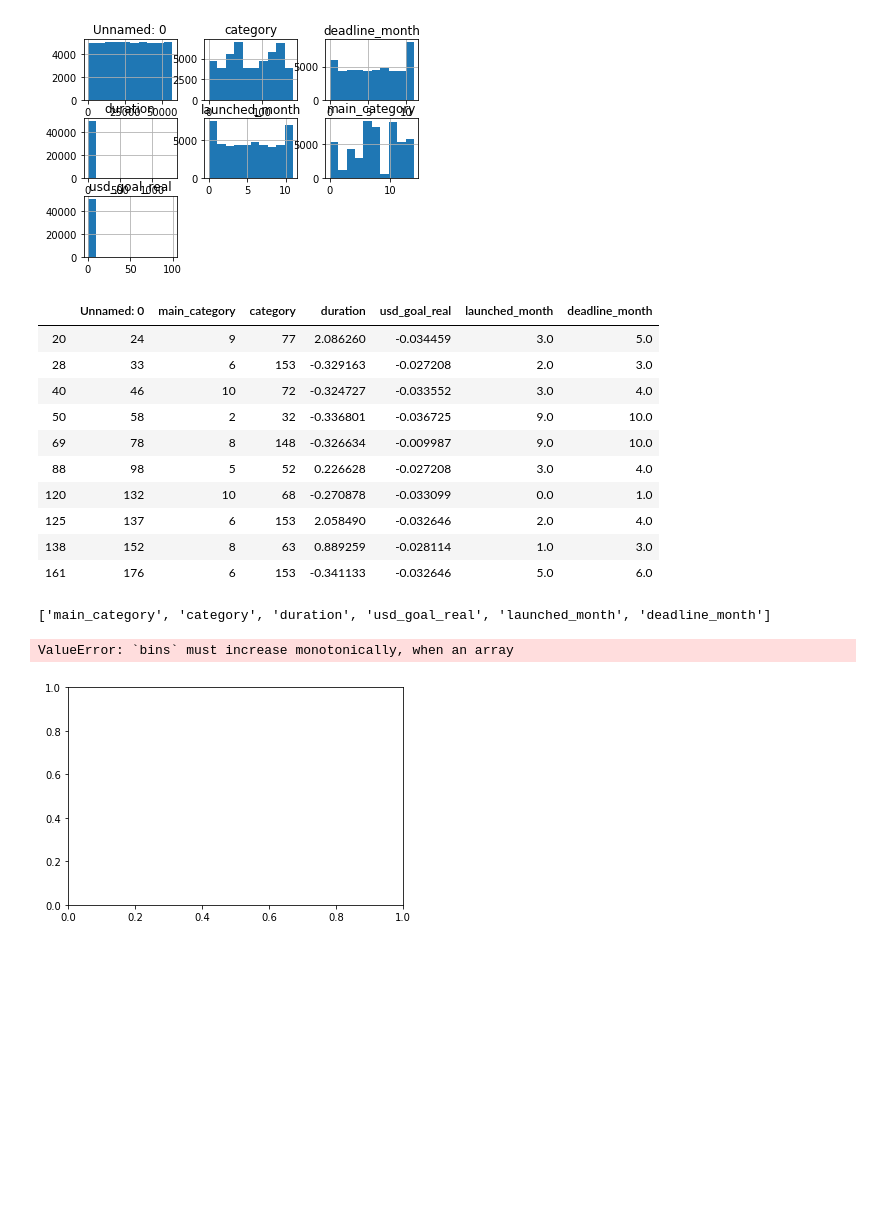
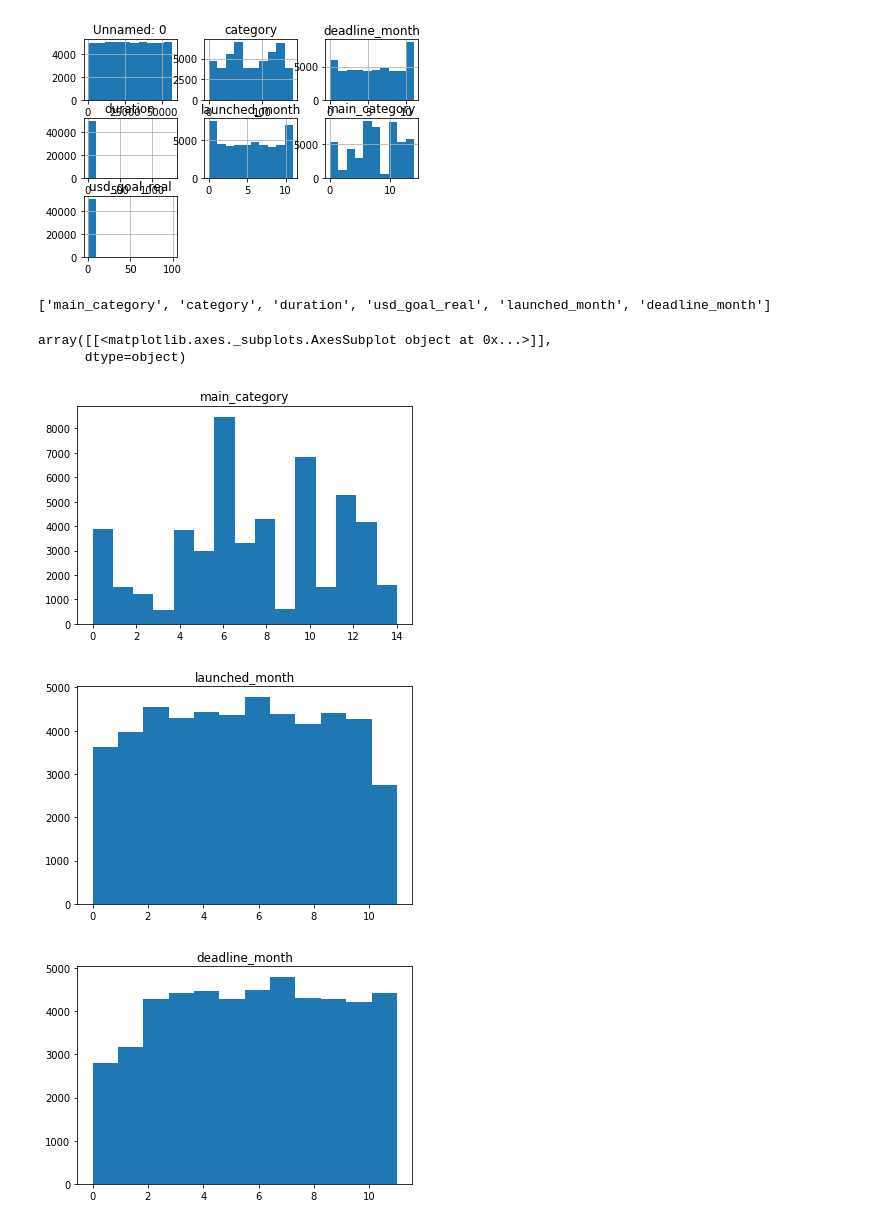
Before and after one commit to michaelmdresser/csci5622project, a Jupyter notebook: Error Analysis.ipynb, the cells around one changed output. Saved outputs shown, nothing was run; the diff lists cells and outputs as text; code cells hidden in the pictures; blank space fills up the shorter version.

```diff
--- a/Error Analysis.ipynb
+++ b/Error Analysis.ipynb
@@ -146,29 +152,20 @@ array([[<matplotlib.axes._subplots.AxesSubplot object at 0x...>,
       dtype=object)
 [figure]
 # %%
-df.iloc[wrong].head(10)
+df=df.iloc[wrong]
-# %% [output]
-|  | Unnamed: 0 | main_category | category | duration | usd_goal_real | launched_month | deadline_month |
-| 20 | 24 | 9 | 77 | 2.086260 | -0.034459 | 3.0 | 5.0 |
-| 28 | 33 | 6 | 153 | -0.329163 | -0.027208 | 2.0 | 3.0 |
-| 40 | 46 | 10 | 72 | -0.324727 | -0.033552 | 3.0 | 4.0 |
-| 50 | 58 | 2 | 32 | -0.336801 | -0.036725 | 9.0 | 10.0 |
-| 69 | 78 | 8 | 148 | -0.326634 | -0.009987 | 9.0 | 10.0 |
-| 88 | 98 | 5 | 52 | 0.226628 | -0.027208 | 3.0 | 4.0 |
-| 120 | 132 | 10 | 68 | -0.270878 | -0.033099 | 0.0 | 1.0 |
-| 125 | 137 | 6 | 153 | 2.058490 | -0.032646 | 2.0 | 4.0 |
-| 138 | 152 | 8 | 63 | 0.889259 | -0.028114 | 1.0 | 3.0 |
-| 161 | 176 | 6 | 153 | -0.341133 | -0.032646 | 5.0 | 6.0 |
 # %%
 print(list(df.columns)[1:])
 cols=['main_category','launched_month','deadline_month']
 
-df.hist(column='main_category',bins=df.main_category.unique())
-df.hist(column='launched-month',bins=df.launched-month.unique())
-df.hist(column=col,bins=df.da.unique())
+df.hist(column='main_category',bins=len(list(df.main_category.unique())),grid=False)
+df.hist(column='launched_month',bins=len(list(df.launched_month.unique())),grid=False)
+df.hist(column='deadline_month',bins=len(list(df.deadline_month.unique())),grid=False)
 # %% [output]
 ['main_category', 'category', 'duration', 'usd_goal_real', 'launched_month', 'deadline_month']
-ValueError: `bins` must increase monotonically, when an array
+array([[<matplotlib.axes._subplots.AxesSubplot object at 0x...>]],
+      dtype=object)
-[figure, old version]
+[figure, new version]
+[figure, added]
+[figure, added]
 # %%
 df.loc(wrong)
```
Also changed, not shown: parts of 2 cells of this notebook.
